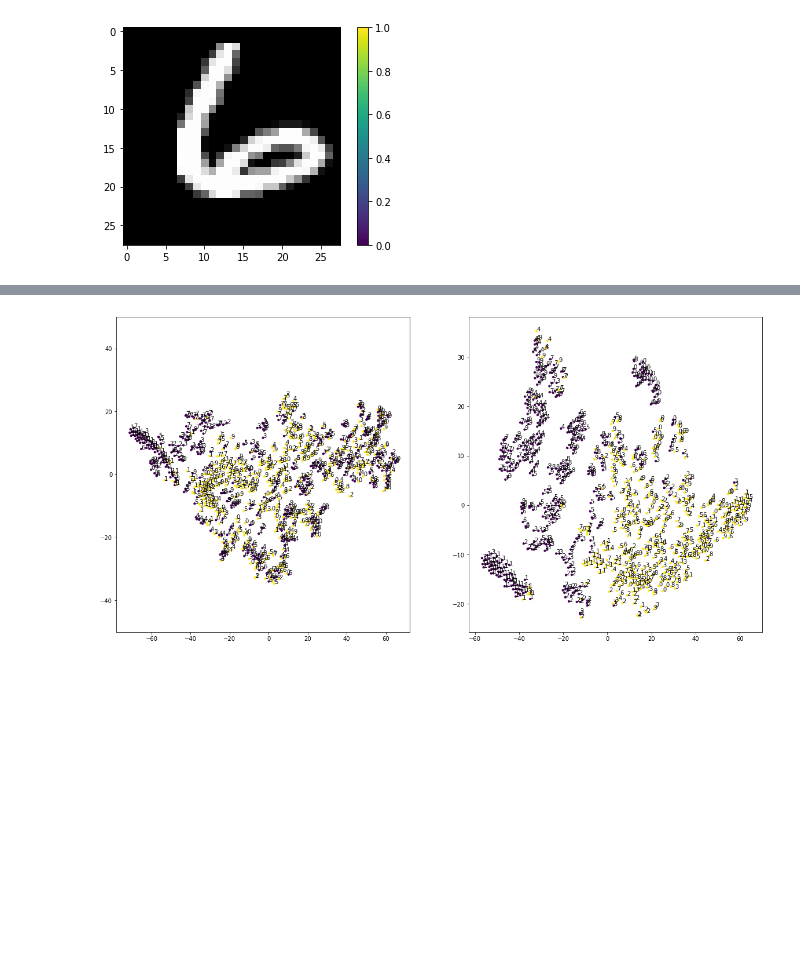
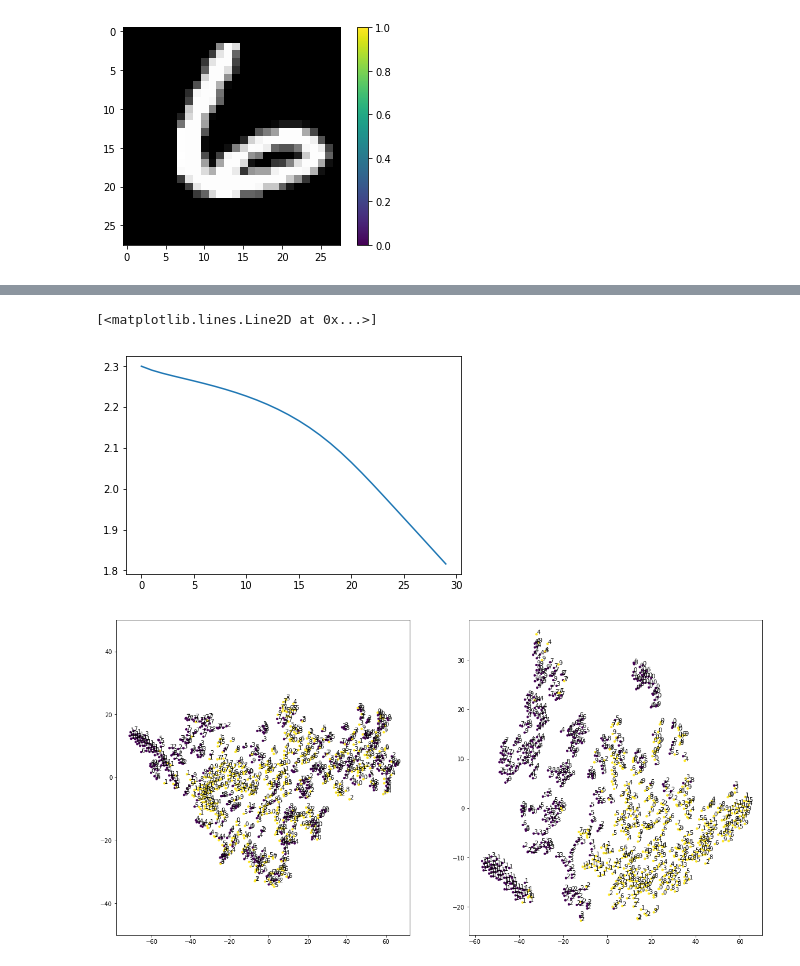
Before and after one commit to jaehwi0823/DANN, a Jupyter notebook: dann_usps.ipynb, the cells around one changed output, grey strips where cells are left out. Saved outputs shown, nothing was run; the diff lists cells and outputs as text; code cells hidden in the pictures; blank space fills up the shorter version.

```diff
--- a/dann_usps.ipynb
+++ b/dann_usps.ipynb
@@ -328,3 +318,8 @@ for _ in range(10):
+# %%
+plt.plot(train_loss_class)
+# %% [output]
+[<matplotlib.lines.Line2D at 0x...>]
+[figure, added]
 # %%
 # Create a mixed dataset for TSNE visualization
 num_test = 500
```
Also changed, not shown: parts of 7 cells of this notebook.
